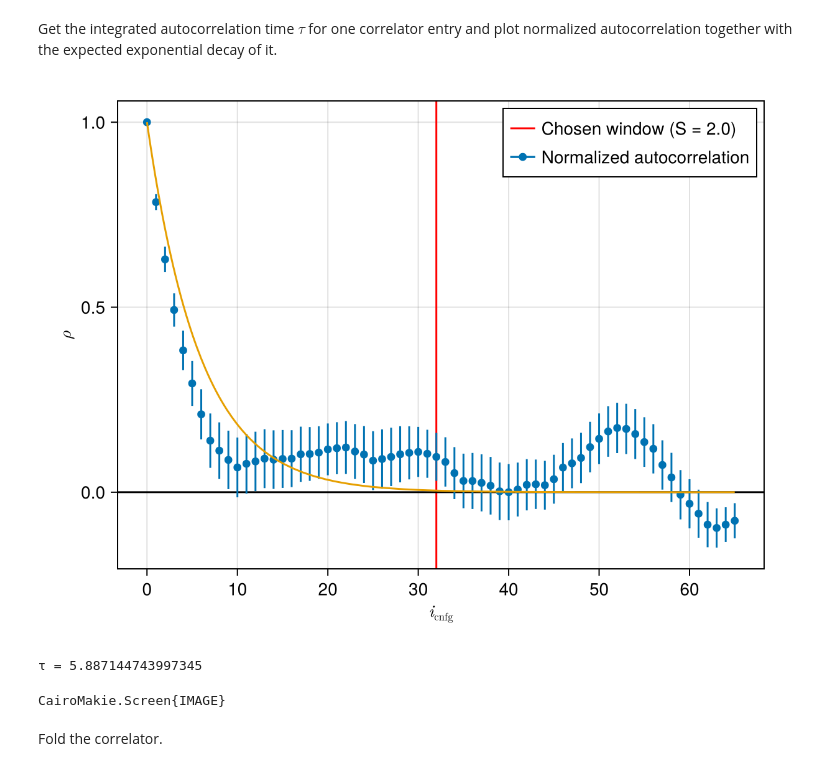
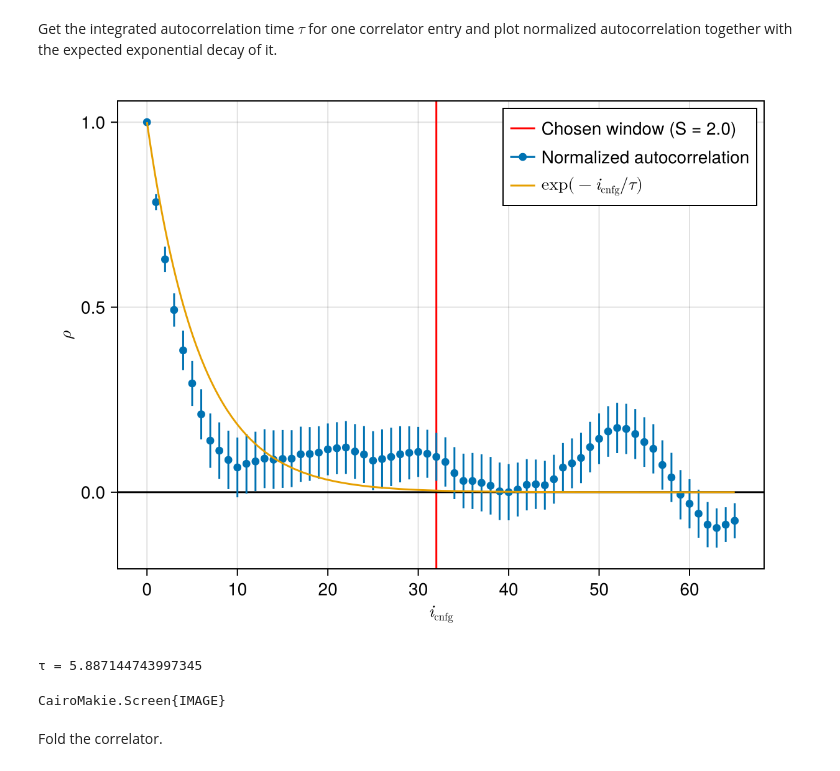
Before and after one commit to ResStump/CorrelatorAnalysis.jl, a Jupyter notebook: examples/correlator_analysis_random.ipynb, the cells around one changed output. Drawn from its saved outputs; the diff is of its cells as text; code cells hidden in the pictures.

```diff
--- a/examples/correlator_analysis_random.ipynb
+++ b/examples/correlator_analysis_random.ipynb
@@ -42,12 +42,13 @@ Get the integrated autocorrelation time $\tau$ for one correlator entry and plot
 # %%
 τ = AD.taui(Cₜ[10], mcid)
 @show τ
 
 f = CA.plot_autocorrelation(Cₜ[10], mcid)
 CM.lines!(0..65, x -> exp(-x/τ), label=L"\exp(-i_{\mathrm{cnfg}}/\tau)")
+CM.axislegend(CM.current_axis(), merge=true)
 display(f)
 # %% [output]
-[figure, old version]
+[figure, new version]
 τ = 5.887144743997345
 CairoMakie.Screen{IMAGE}
 # %% [markdown]
```
Also changed, not shown: parts of 6 cells of this notebook, 3 other files.
